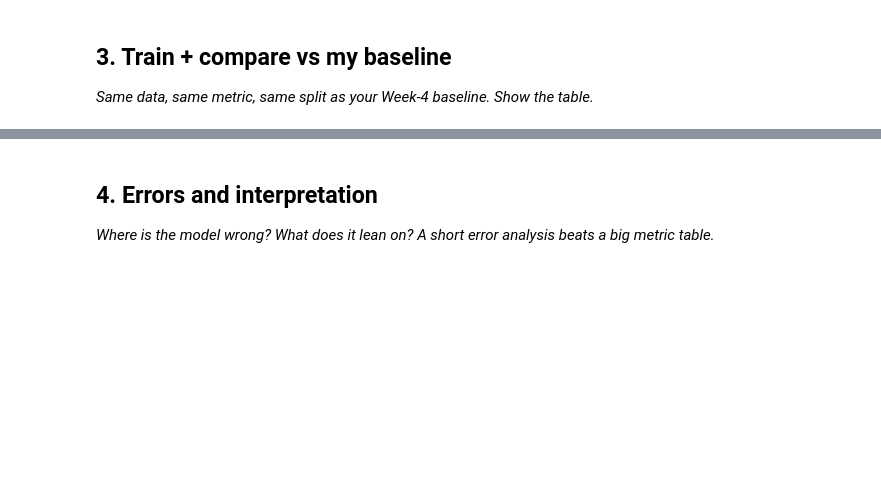
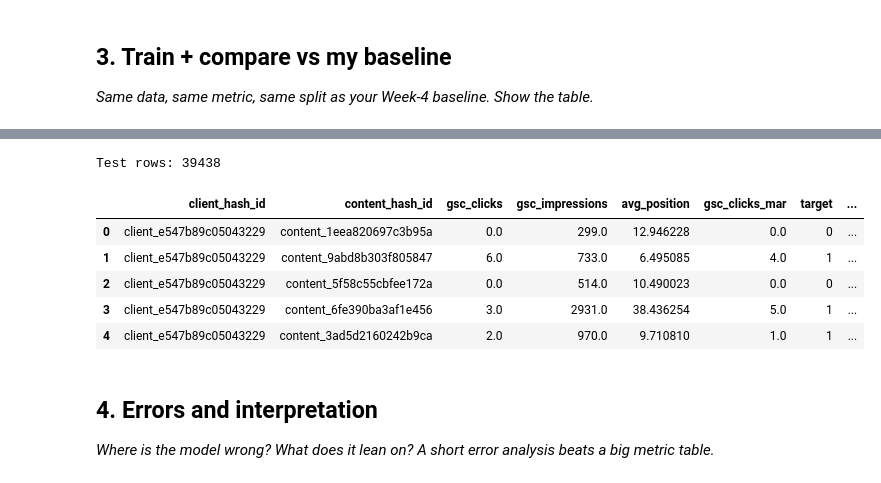
Before and after one commit to anikchand461/flyrank-ml-internship-starter, a Jupyter notebook: work/notebooks/w05_model.ipynb, the cells around one changed output, grey strips where cells are left out. Drawn from its saved outputs; the diff is of its cells as text; code cells hidden in the pictures; blank space fills up the shorter version.

```diff
--- a/work/notebooks/w05_model.ipynb
+++ b/work/notebooks/w05_model.ipynb
@@ -10,0 +73,12 @@ This skeleton is yours to fill. Work the sections **in order** — each one has
+# %%
+FEATURES = [
+    "gsc_clicks",
+    "gsc_impressions",
+    "avg_position",
+]
+
+TARGET = "target"
+
+print("Features:", FEATURES)
+print("Target:", TARGET)
+print("Model rows:", len(model_frame))
@@ -19,3 +227,19 @@ This skeleton is yours to fill. Work the sections **in order** — each one has
+# %%
+# Build the held-out test set with model scores.
+test_df = model_frame.loc[X_test.index].copy()
+
+test_df["model_score"] = model.predict_proba(X_test)[:, 1]
+
+print("Test rows:", len(test_df))
+test_df.head()
+# %% [output]
+Test rows: 39438
+|  | client_hash_id | content_hash_id | gsc_clicks | gsc_impressions | avg_position | gsc_clicks_mar | target | ... |
+| 0 | client_e547b89c05043229 | content_1eea820697c3b95a | 0.0 | 299.0 | 12.946228 | 0.0 | 0 | ... |
+| 1 | client_e547b89c05043229 | content_9abd8b303f805847 | 6.0 | 733.0 | 6.495085 | 4.0 | 1 | ... |
+| 2 | client_e547b89c05043229 | content_5f58c55cbfee172a | 0.0 | 514.0 | 10.490023 | 0.0 | 0 | ... |
+| 3 | client_e547b89c05043229 | content_6fe390ba3af1e456 | 3.0 | 2931.0 | 38.436254 | 5.0 | 1 | ... |
+| 4 | client_e547b89c05043229 | content_3ad5d2160242b9ca | 2.0 | 970.0 | 9.710810 | 1.0 | 1 | ... |
 # %% [markdown]
 ## 4. Errors and interpretation
 
```
Also changed, not shown: parts of 12 cells of this notebook.
